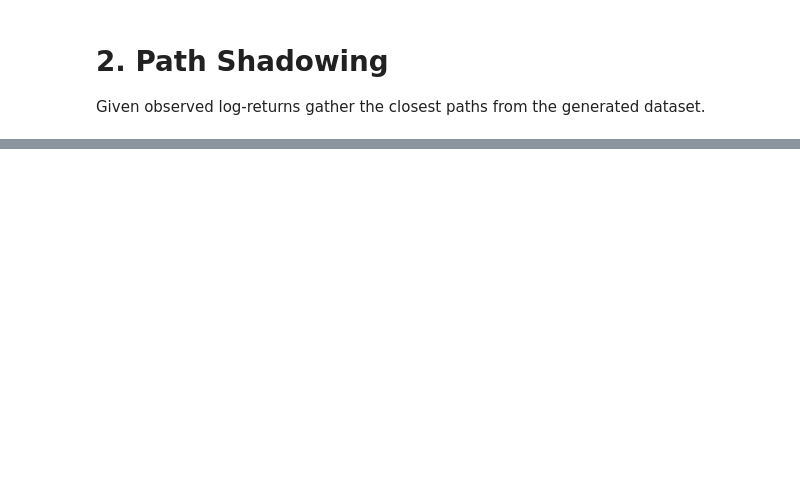
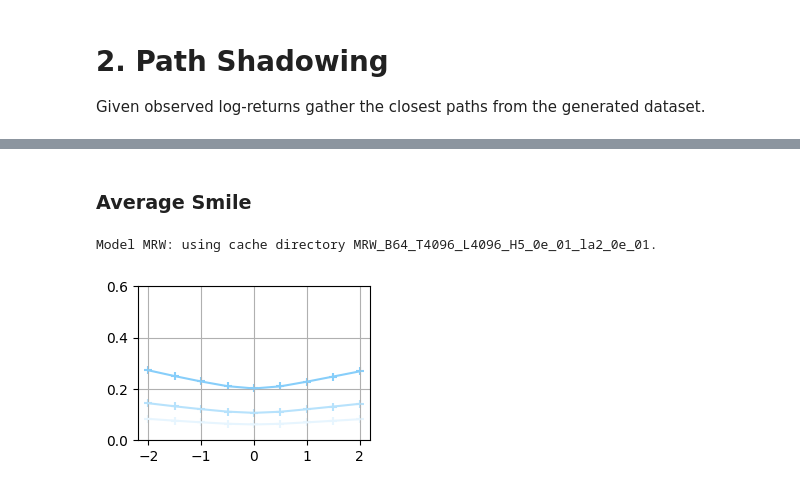
Before and after one commit to RudyMorel/shadowing, a Jupyter notebook: tutorial.ipynb, the cells around one changed output, grey strips where cells are left out. Cells and saved outputs as stored; diff of their text form; code cells hidden in the pictures; blank space fills up the shorter version.

```diff
--- a/tutorial.ipynb
+++ b/tutorial.ipynb
@@ -121,0 +153,18 @@ for i, ax in enumerate(axes[:,2]):
+# %% [markdown]
+### Average Smile
+# %%
+# snippets of MRW price trajectories
+lnx_mrw = mrw_gen.load(R=1)[0,0,:]
+lnx_mrw_snippets = windows(lnx_mrw, w=252, s=1)
+x = PriceData(lnx=lnx_mrw_snippets, x_init=100.0).x
+
+# HMC on such snippets
+smile_avg = compute_smile(x, Ts, Ms, r, ave=None)
+
+# plotting
+_, ax = plt.subplots(1, 1, figsize=(3,2))
+smile_avg.plot(ax=ax, color='lightskyblue', rescale=True)
+ax.set_ylim(0.0,0.6);
+# %% [output]
+Model MRW: using cache directory MRW_B64_T4096_L4096_H5_0e_01_la2_0e_01.
+[figure, added]
```
Also changed, not shown: parts of 10 cells of this notebook, 6 other files.
